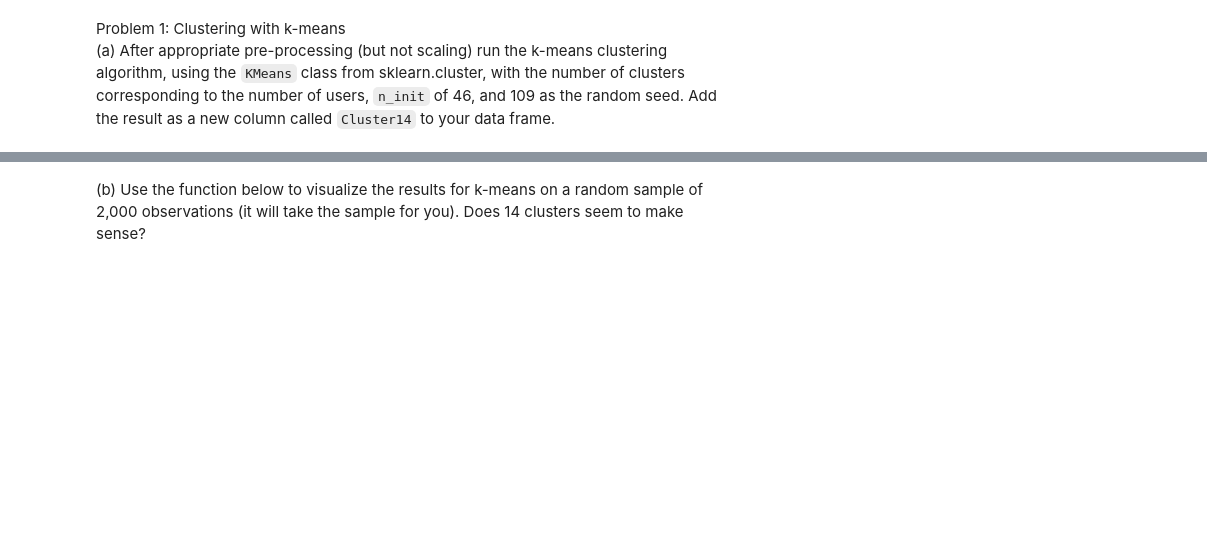
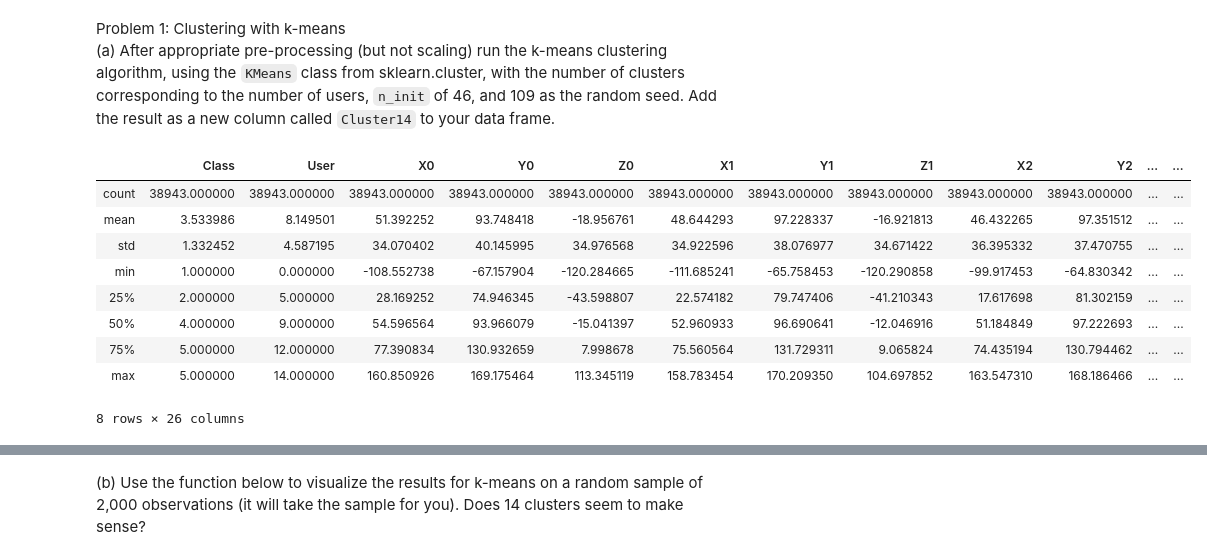
Before and after one commit to gurdeep101/2020-CS109B, a Jupyter notebook: content/homeworks/hw02/notebook/cs109b_hw2.ipynb, the cells around one changed output, grey strips where cells are left out. Saved outputs shown, nothing was run; the diff lists cells and outputs as text; code cells hidden in the pictures; blank space fills up the shorter version.

```diff
--- a/content/homeworks/hw02/notebook/cs109b_hw2.ipynb
+++ b/content/homeworks/hw02/notebook/cs109b_hw2.ipynb
@@ -78,0 +77,4 @@ Start by reading the dataset into a pandas data frame.
+# %%
+handy = pd.read_csv("../data/postures_clean.csv")
+print(handy.shape)
+handy.head()
@@ -84,0 +114,14 @@ Start by reading the dataset into a pandas data frame.
+# %%
+handy.describe()
+# eyeballing to see if anything stands out for preprocessing
+# %% [output]
+|  | Class | User | X0 | Y0 | Z0 | X1 | Y1 | Z1 | X2 | Y2 | ... | ... |
+| count | 38943.000000 | 38943.000000 | 38943.000000 | 38943.000000 | 38943.000000 | 38943.000000 | 38943.000000 | 38943.000000 | 38943.000000 | 38943.000000 | ... | ... |
+| mean | 3.533986 | 8.149501 | 51.392252 | 93.748418 | -18.956761 | 48.644293 | 97.228337 | -16.921813 | 46.432265 | 97.351512 | ... | ... |
+| std | 1.332452 | 4.587195 | 34.070402 | 40.145995 | 34.976568 | 34.922596 | 38.076977 | 34.671422 | 36.395332 | 37.470755 | ... | ... |
+| min | 1.000000 | 0.000000 | -108.552738 | -67.157904 | -120.284665 | -111.685241 | -65.758453 | -120.290858 | -99.917453 | -64.830342 | ... | ... |
+| 25% | 2.000000 | 5.000000 | 28.169252 | 74.946345 | -43.598807 | 22.574182 | 79.747406 | -41.210343 | 17.617698 | 81.302159 | ... | ... |
+| 50% | 4.000000 | 9.000000 | 54.596564 | 93.966079 | -15.041397 | 52.960933 | 96.690641 | -12.046916 | 51.184849 | 97.222693 | ... | ... |
+| 75% | 5.000000 | 12.000000 | 77.390834 | 130.932659 | 7.998678 | 75.560564 | 131.729311 | 9.065824 | 74.435194 | 130.794462 | ... | ... |
+| max | 5.000000 | 14.000000 | 160.850926 | 169.175464 | 113.345119 | 158.783454 | 170.209350 | 104.697852 | 163.547310 | 168.186466 | ... | ... |
+8 rows × 26 columns
```
Also changed, not shown: parts of 8 cells of this notebook.
